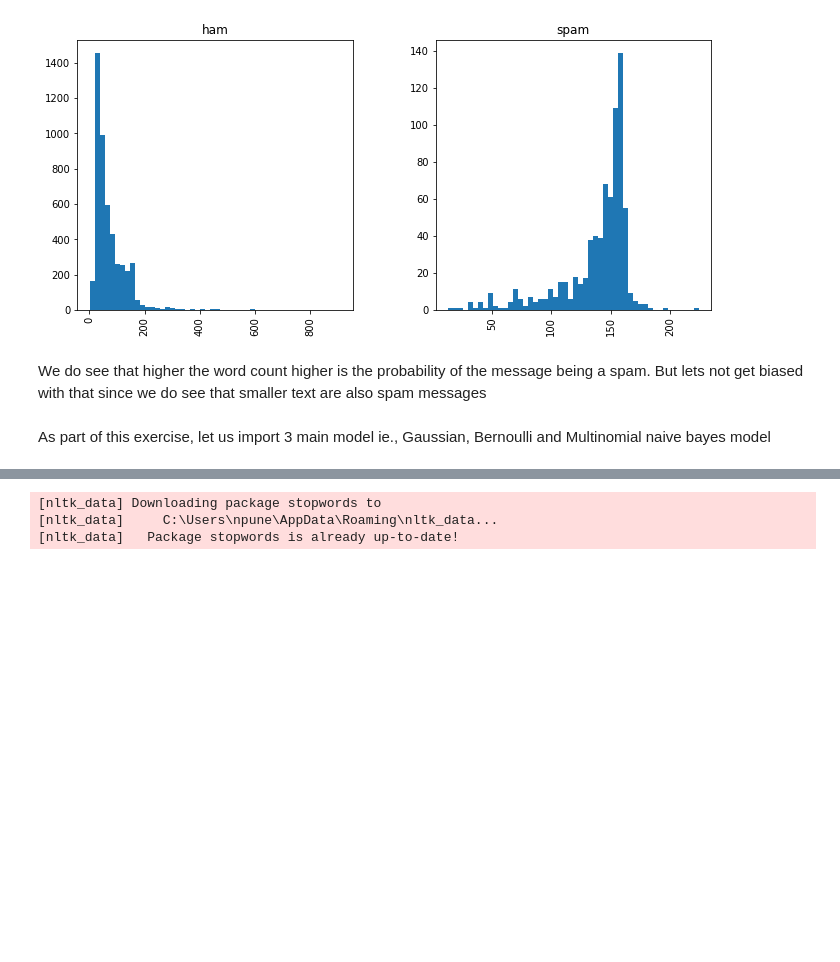
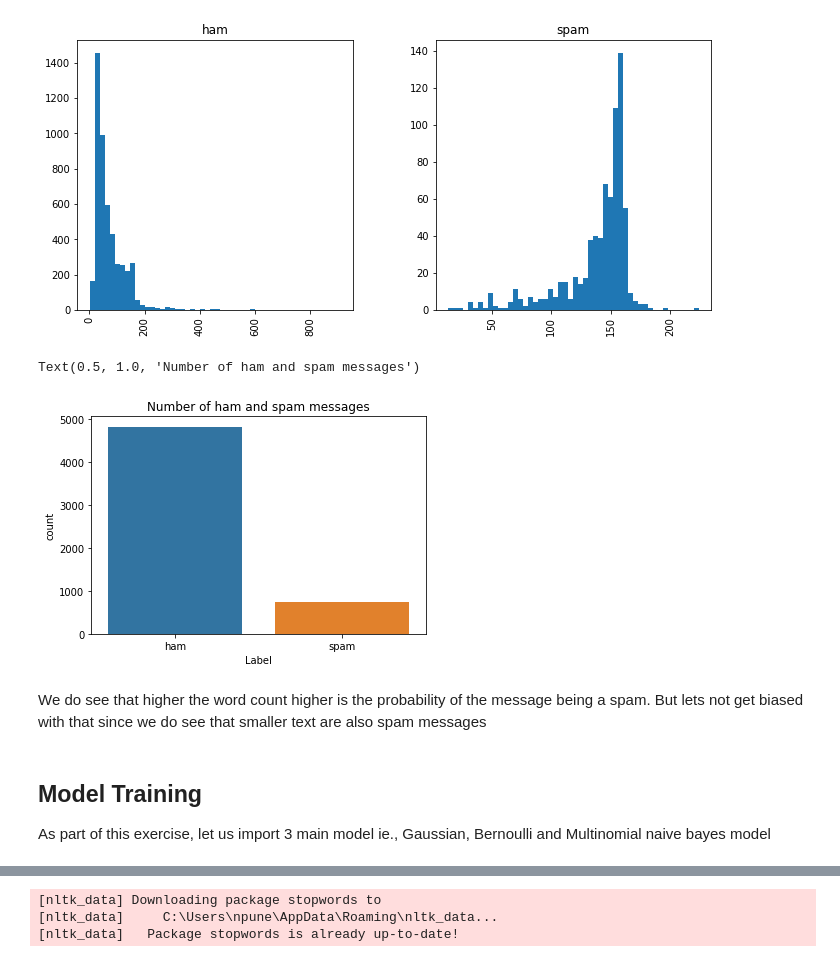
Before and after one commit to rvirjn/ML_GROUP020, a Jupyter notebook: SpamFilter.ipynb, the cells around one changed output, grey strips where cells are left out. Cells and saved outputs as stored; diff of their text form; code cells hidden in the pictures; blank space fills up the shorter version.

Commit message:
Spam filter

```diff
--- a/SpamFilter.ipynb
+++ b/SpamFilter.ipynb
@@ -18,7 +19,7 @@ from nltk.corpus import stopwords
 Read the CSV file provided and lets print the first five entry to see the data contents.
 Since the CSV file contained latin encoding we are reading the file with latin encoder
 # %%
-sms = pd.read_csv("./spam.csv", encoding='latin-1')
+sms = pd.read_csv("./data/spam.csv", encoding='latin-1')
 
 sms.head()
 # %% [output]
@@ -55,9 +57,17 @@ array([<matplotlib.axes._subplots.AxesSubplot object at 0x...>,
        <matplotlib.axes._subplots.AxesSubplot object at 0x...>],
       dtype=object)
 [figure]
+# %%
+sns.countplot(sms['class'])
+plt.xlabel('Label')
+plt.title('Number of ham and spam messages')
+# %% [output]
+Text(0.5, 1.0, 'Number of ham and spam messages')
+[figure, added]
 # %% [markdown]
 We do see that higher the word count higher is the probability of the message being a spam. But lets not get biased with that since we do see that smaller text are also spam messages
 # %% [markdown]
+## Model Training
 As part of this exercise, let us import 3 main model ie., Gaussian, Bernoulli and Multinomial naive bayes model
 # %%
 from sklearn.naive_bayes import GaussianNB
```
Also changed, not shown: parts of 7 cells of this notebook, 2 other files.
